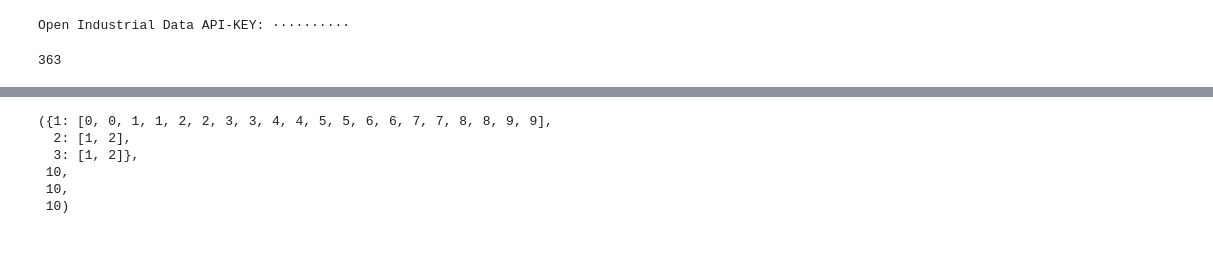
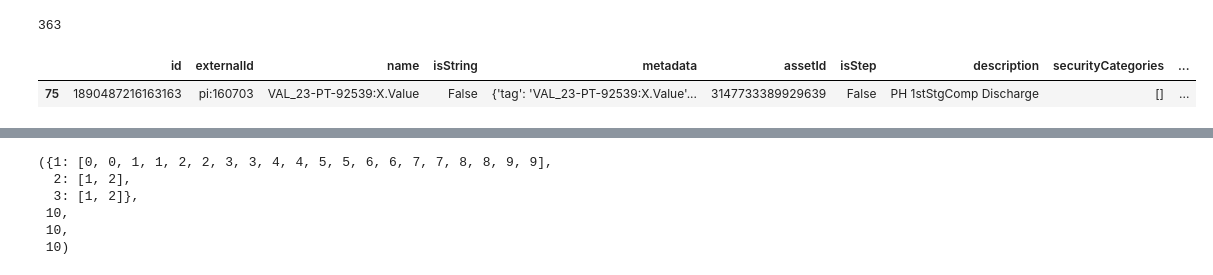
Before and after one commit to tsuli/MasterThesis_UniOfGlasgow, a Jupyter notebook: cognite_test_Tamas_Suli_v8.ipynb, the cells around one changed output, grey strips where cells are left out. Saved outputs shown, nothing was run; the diff lists cells and outputs as text; code cells hidden in the pictures; blank space fills up the shorter version.

```diff
--- a/cognite_test_Tamas_Suli_v8.ipynb
+++ b/cognite_test_Tamas_Suli_v8.ipynb
@@ -31,18 +31,16 @@ from getpass import getpass
 import numpy as np
 import pandas as pd
 import matplotlib.pyplot as plt
-from sklearn.ensemble import RandomForestRegressor
-from sklearn.linear_model import LinearRegression
-from sklearn.metrics import mean_squared_error
-from sklearn.metrics import r2_score
+#from sklearn.ensemble import RandomForestRegressor
+#from sklearn.linear_model import LinearRegression
+#from sklearn.metrics import mean_squared_error
+#from sklearn.metrics import r2_score
 
 from cognite.client import CogniteClient
 
-c = CogniteClient(api_key=getpass("Open Industrial Data API-KEY: "),
+c = CogniteClient(api_key="NTgxY2MwMTItZjFmYS00N2U0LTgxNWEtZTcwZDNiMDU0OTFm",
                        project="publicdata", client_name="Tamas Suli")
 # NTgxY2MwMTItZjFmYS00N2U0LTgxNWEtZTcwZDNiMDU0OTFm
-# %% [output]
-Open Industrial Data API-KEY: ··········
 # %%
 all_timeseries = c.time_series.list(limit=-1).to_pandas()
 val_timeseries = all_timeseries[all_timeseries['name'].str.contains('VAL_', regex=False)]
@@ -58,0 +57,8 @@ val_timeseries[:15]
+# %%
+val_timeseries.loc[val_timeseries.name=="VAL_23-PT-92539:X.Value"]
+# VAL_23-FT-92537-01:X.Value - 7638223843994790 - id: 305
+# VAL_23-TT-92539:X.Value - 643849686863640 - id: 30
+# VAL_23-PT-92539:X.Value - 1890487216163163 - id: 75
+# %% [output]
+|  | id | externalId | name | isString | metadata | assetId | isStep | description | securityCategories | ... |
+| 75 | 1890487216163163 | pi:160703 | VAL_23-PT-92539:X.Value | False | {'tag': 'VAL_23-PT-92539:X.Value'... | 3147733389929639 | False | PH 1stStgComp Discharge | [] | ... |
```
Also changed, not shown: parts of 14 cells of this notebook.
